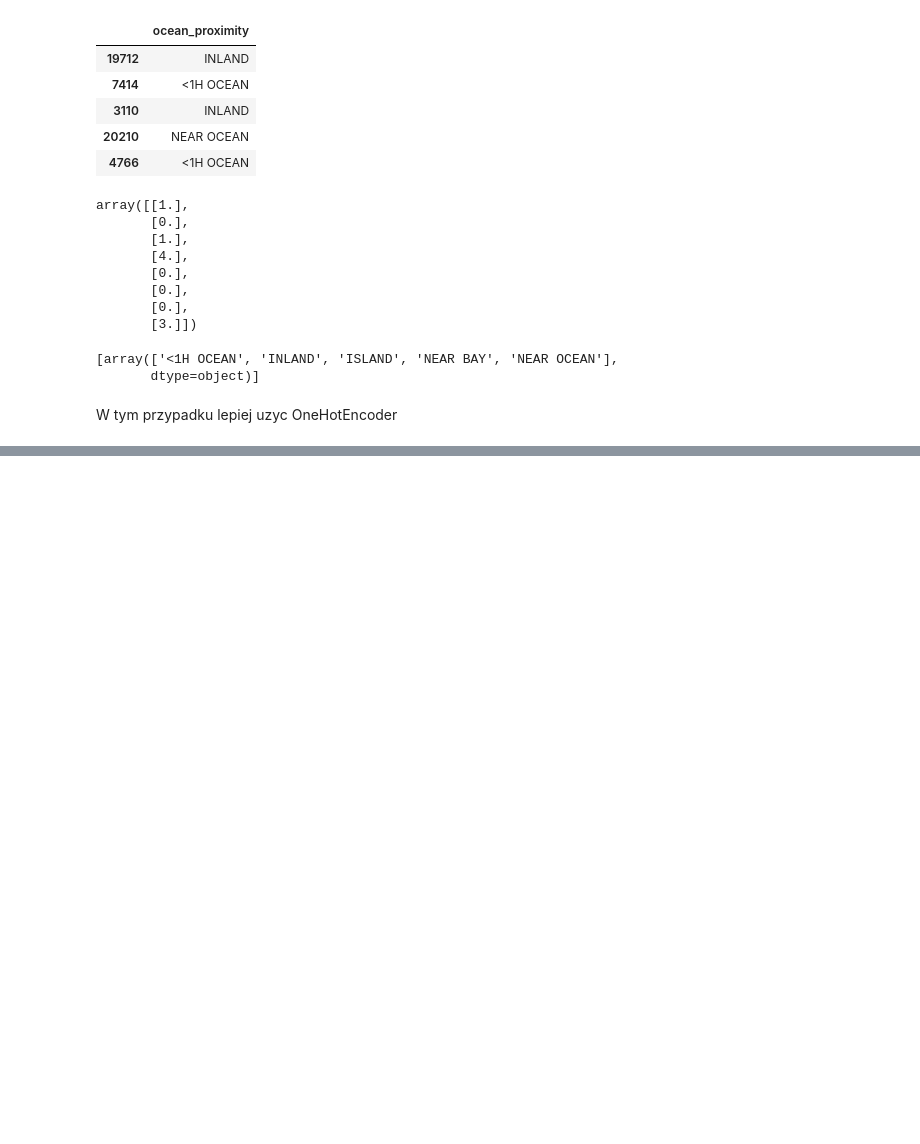
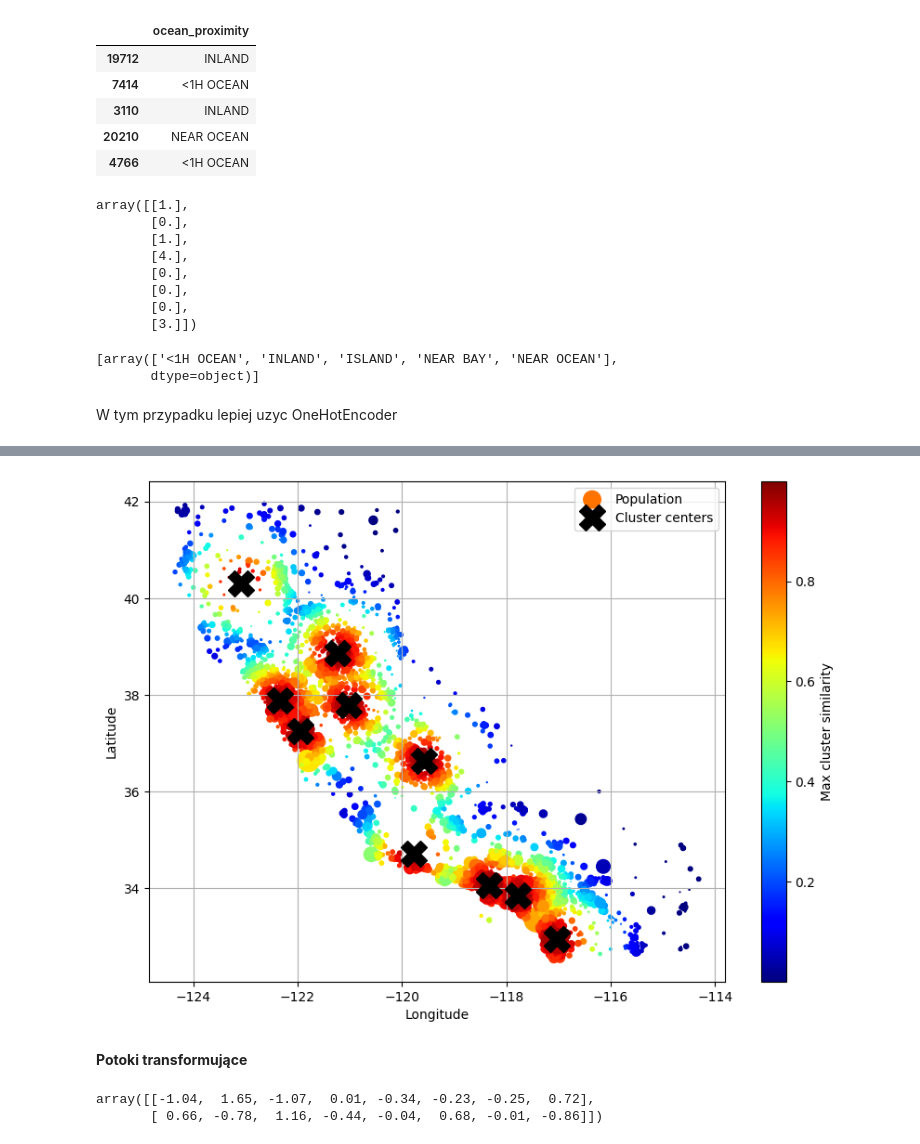
Before and after one commit to maciekpojedynski/Geron, a Jupyter notebook: 02_chapter.ipynb, the cells around one changed output, grey strips where cells are left out. Cells and saved outputs as stored; diff of their text form; code cells hidden in the pictures; blank space fills up the shorter version.

```diff
--- a/02_chapter.ipynb
+++ b/02_chapter.ipynb
@@ -299,0 +419,35 @@ data_cat_1hot = cat_encoder.fit_transform(data_cat)
+# %%
+housing_renamed = data.rename(columns={
+    "latitude": "Latitude", "longitude": "Longitude",
+    "population": "Population",
+    "median_house_value": "Median house value (ᴜsᴅ)"})
+housing_renamed["Max cluster similarity"] = similarities.max(axis=1)
+
+housing_renamed.plot(kind="scatter", x="Longitude", y="Latitude", grid=True,
+                     s=housing_renamed["Population"] / 100, label="Population",
+                     c="Max cluster similarity",
+                     cmap="jet", colorbar=True,
+                     legend=True, sharex=False, figsize=(10, 7))
+plt.plot(cluster_simil.kmeans_.cluster_centers_[:, 1],
+         cluster_simil.kmeans_.cluster_centers_[:, 0],
+         linestyle="", color="black", marker="X", markersize=20,
+         label="Cluster centers")
+plt.legend(loc="upper right")
+plt.show()
+# %% [output]
+[figure, added]
+# %% [markdown]
+**Potoki transformujące**
+# %%
+from sklearn.pipeline import Pipeline
+
+num_pipeline = Pipeline([
+    ('imputer', SimpleImputer(strategy = 'median')),
+    ('standardize', StandardScaler())
+])
+
+data_num_prepared = num_pipeline.fit_transform(data_num)
+data_num_prepared[:2].round(2)
+# %% [output]
+array([[-1.04,  1.65, -1.07,  0.01, -0.34, -0.23, -0.25,  0.72],
+       [ 0.66, -0.78,  1.16, -0.44, -0.04,  0.68, -0.01, -0.86]])
```
Also changed, not shown: parts of 19 cells of this notebook.
